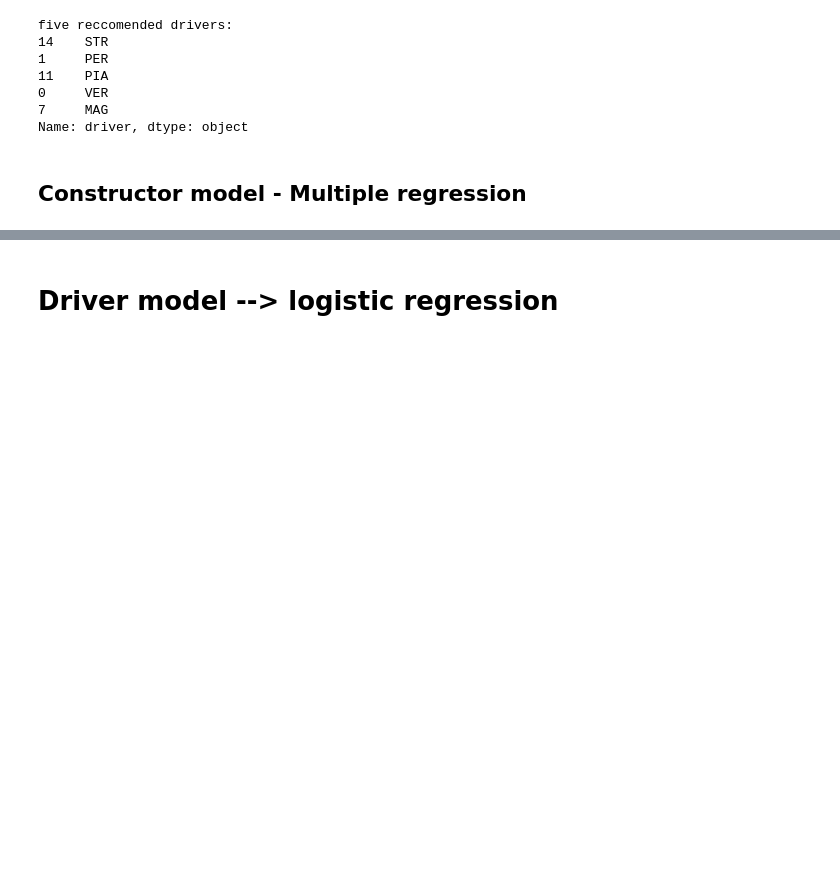
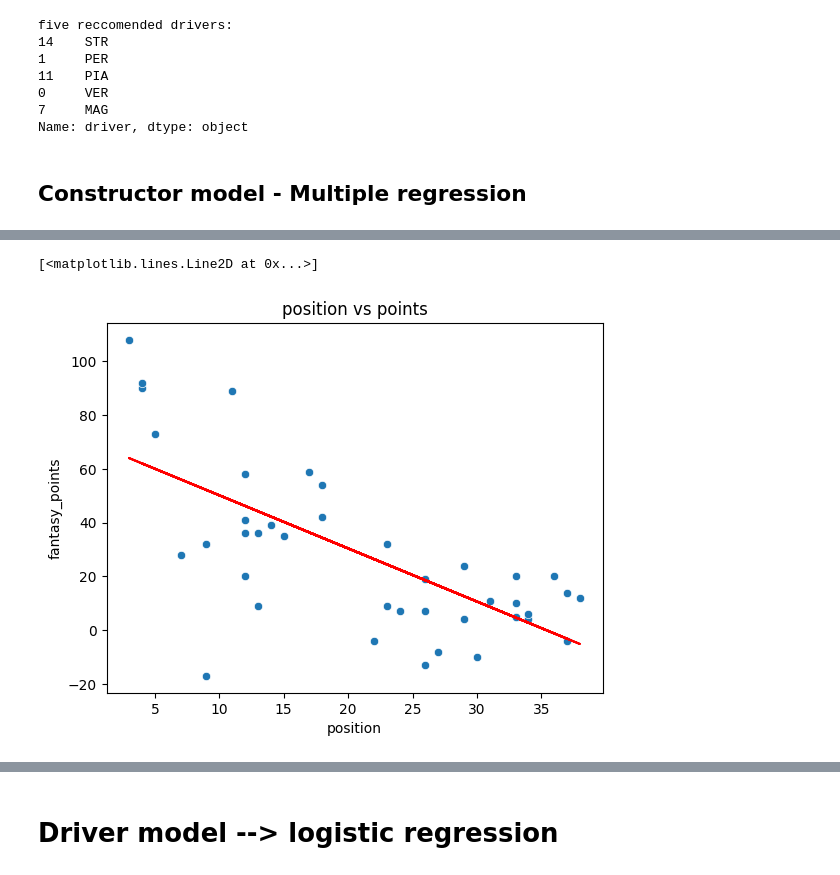
Before and after one commit to ldhaliwal/F1FantasyTeamOptimizer, a Jupyter notebook: model.ipynb, the cells around one changed output, grey strips where cells are left out. Cells and saved outputs as stored; diff of their text form; code cells hidden in the pictures; blank space fills up the shorter version.

```diff
--- a/model.ipynb
+++ b/model.ipynb
@@ -350,0 +327,7 @@ model.score(X_test, y_test)
+# %%
+plt.title("position vs points")
+sns.scatterplot(data=constructor_df, x="position", y="fantasy_points")
+plt.plot(x_train, c_model.predict(x_train), color='r')
+# %% [output]
+[<matplotlib.lines.Line2D at 0x...>]
+[figure, added]
```
Also changed, not shown: parts of 18 cells of this notebook, 4 other files.
